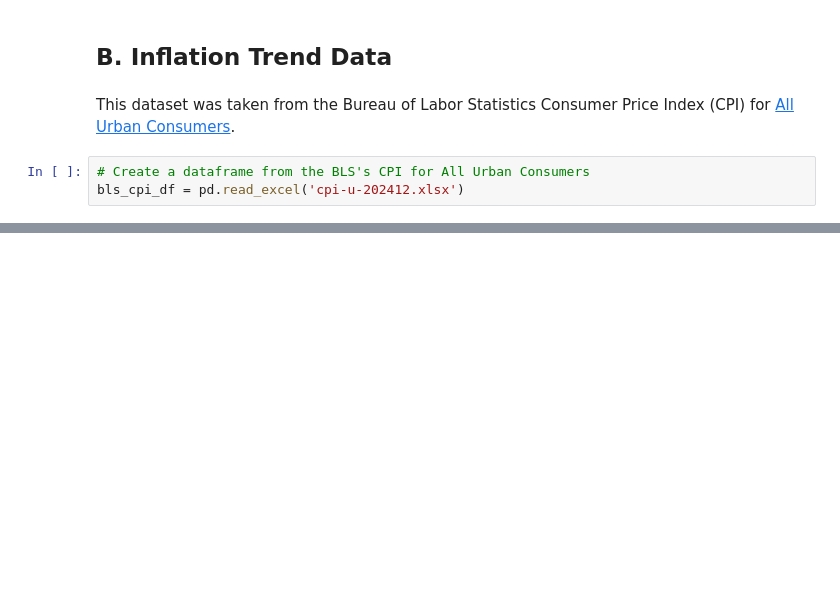
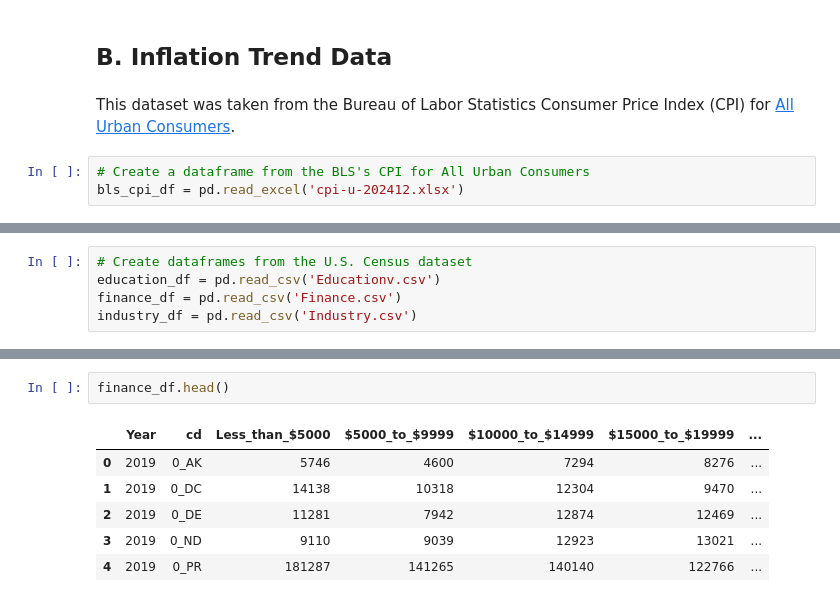
Before and after one commit to bradleytkay/Q1-2025-data-analysis-project-challenge, a Jupyter notebook: Q1-2025-step-1-data-collection-and-setup.ipynb, the cells around one changed output, grey strips where cells are left out. Saved outputs shown, nothing was run; the diff lists cells and outputs as text; blank space fills up the shorter version.

```diff
--- a/Q1-2025-step-1-data-collection-and-setup.ipynb
+++ b/Q1-2025-step-1-data-collection-and-setup.ipynb
@@ -79,0 +124,5 @@ bls_cpi_df.head()
+# %%
+# Create dataframes from the U.S. Census dataset
+education_df = pd.read_csv('Educationv.csv')
+finance_df = pd.read_csv('Finance.csv')
+industry_df = pd.read_csv('Industry.csv')
@@ -79,0 +139,9 @@ bls_cpi_df.head()
+# %%
+finance_df.head()
+# %% [output]
+|  | Year | cd | Less_than_$5000 | $5000_to_$9999 | $10000_to_$14999 | $15000_to_$19999 | ... |
+| 0 | 2019 | 0_AK | 5746 | 4600 | 7294 | 8276 | ... |
+| 1 | 2019 | 0_DC | 14138 | 10318 | 12304 | 9470 | ... |
+| 2 | 2019 | 0_DE | 11281 | 7942 | 12874 | 12469 | ... |
+| 3 | 2019 | 0_ND | 9110 | 9039 | 12923 | 13021 | ... |
+| 4 | 2019 | 0_PR | 181287 | 141265 | 140140 | 122766 | ... |
```
Also changed, not shown: parts of 15 cells of this notebook.
